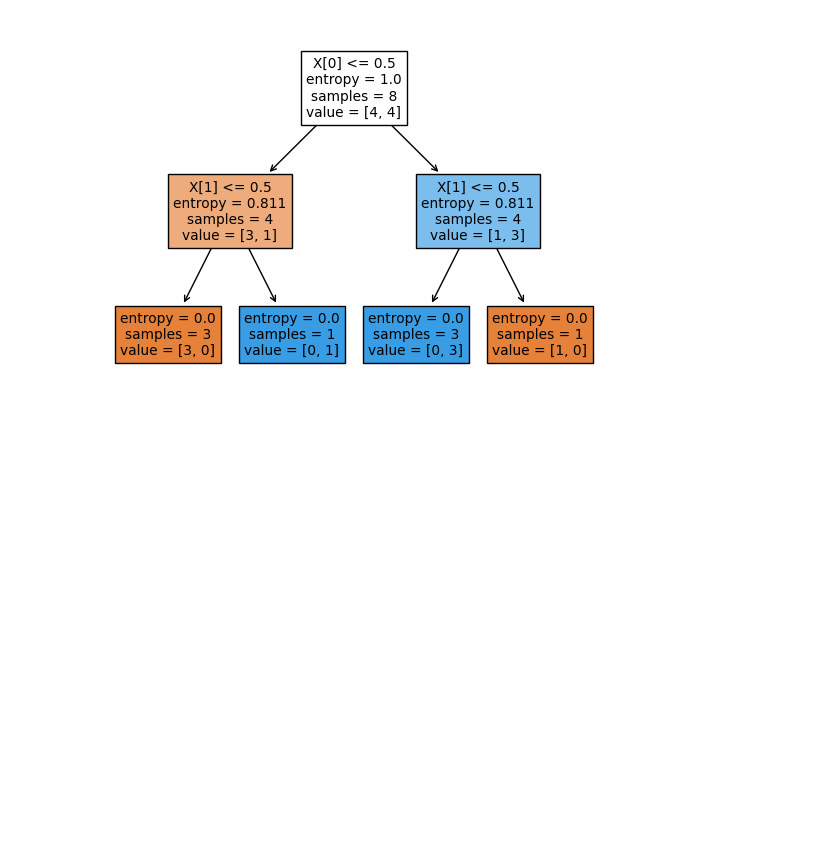
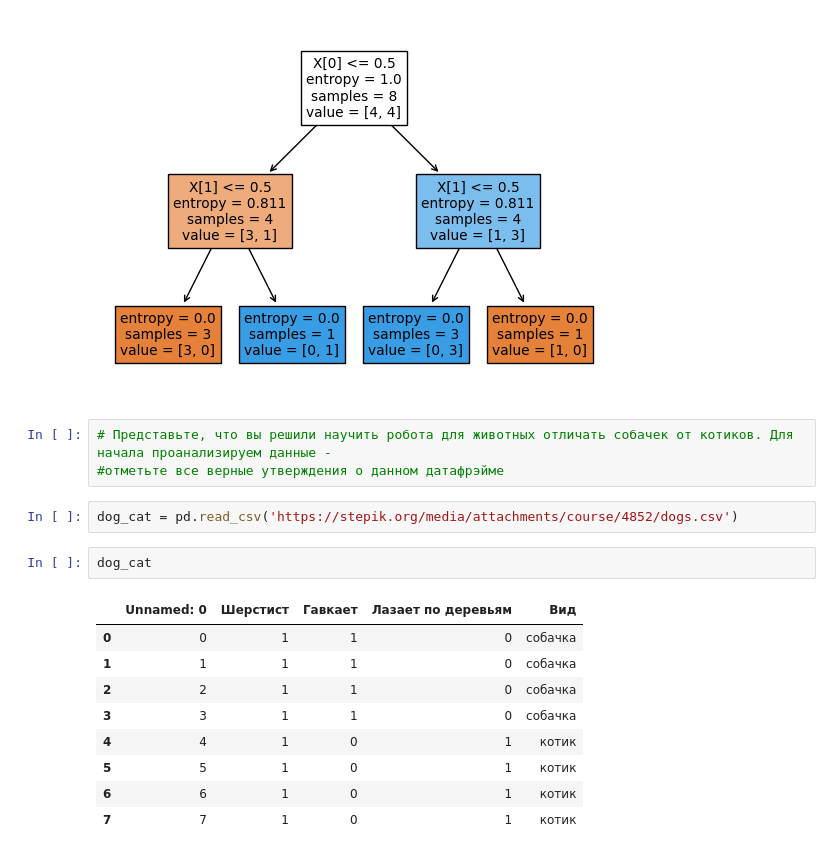
Before and after one commit to MakVit1988/Data_Science_and_ML_, a Jupyter notebook: 2_Deciding trees.ipynb, the cells around one changed output. Cells and saved outputs as stored; diff of their text form; blank space fills up the shorter version.

```diff
--- a/2_Deciding trees.ipynb
+++ b/2_Deciding trees.ipynb
@@ -46,3 +46,20 @@ DecisionTreeClassifier(criterion='entropy')
 tree.plot_tree(clf,filled=True);
 # %% [output]
 [figure]
+# %%
+# Представьте, что вы решили научить робота для животных отличать собачек от котиков. Для начала проанализируем данные -
+#отметьте все верные утверждения о данном датафрэйме
+# %%
+dog_cat = pd.read_csv('https://stepik.org/media/attachments/course/4852/dogs.csv')
+# %%
+dog_cat
+# %% [output]
+|  | Unnamed: 0 | Шерстист | Гавкает | Лазает по деревьям | Вид |
+| 0 | 0 | 1 | 1 | 0 | собачка |
+| 1 | 1 | 1 | 1 | 0 | собачка |
+| 2 | 2 | 1 | 1 | 0 | собачка |
+| 3 | 3 | 1 | 1 | 0 | собачка |
+| 4 | 4 | 1 | 0 | 1 | котик |
+| 5 | 5 | 1 | 0 | 1 | котик |
+| 6 | 6 | 1 | 0 | 1 | котик |
+| 7 | 7 | 1 | 0 | 1 | котик |
```
Also changed, not shown: parts of 27 cells of this notebook.
